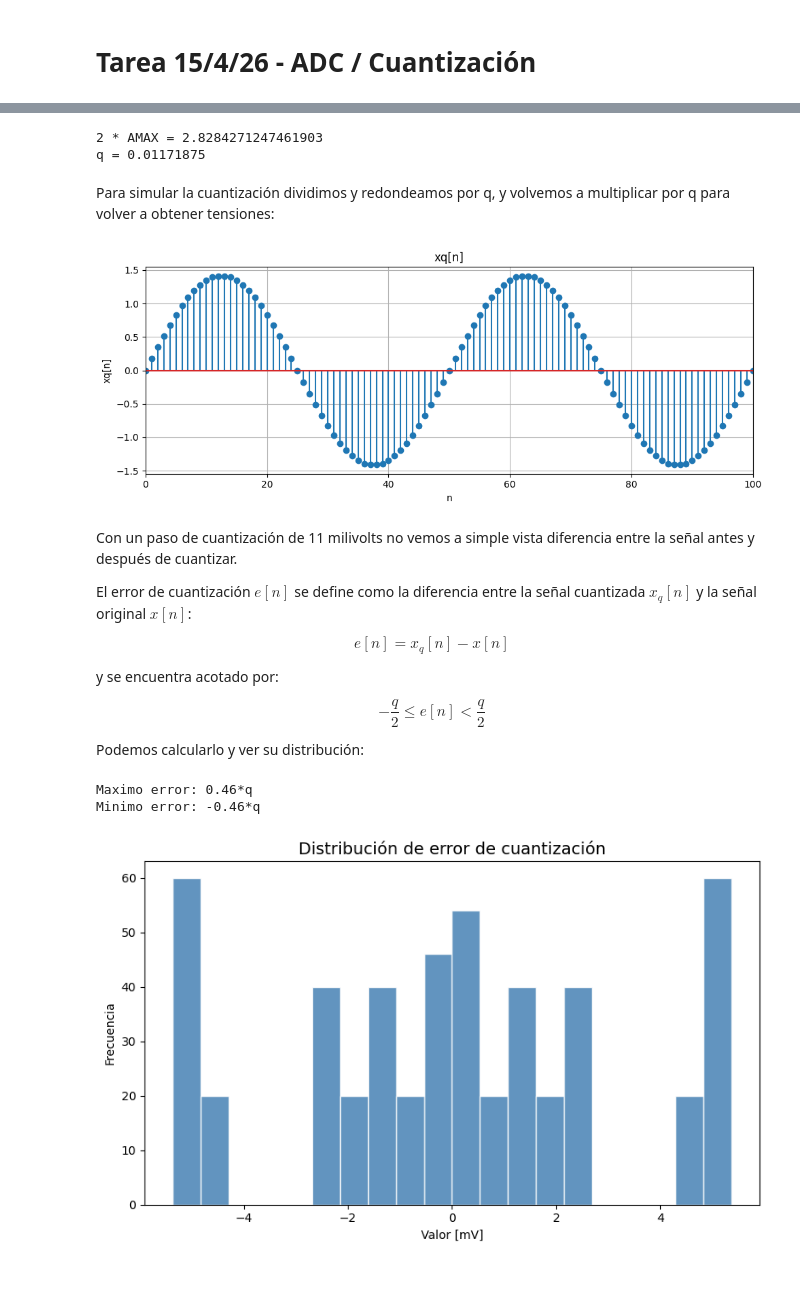
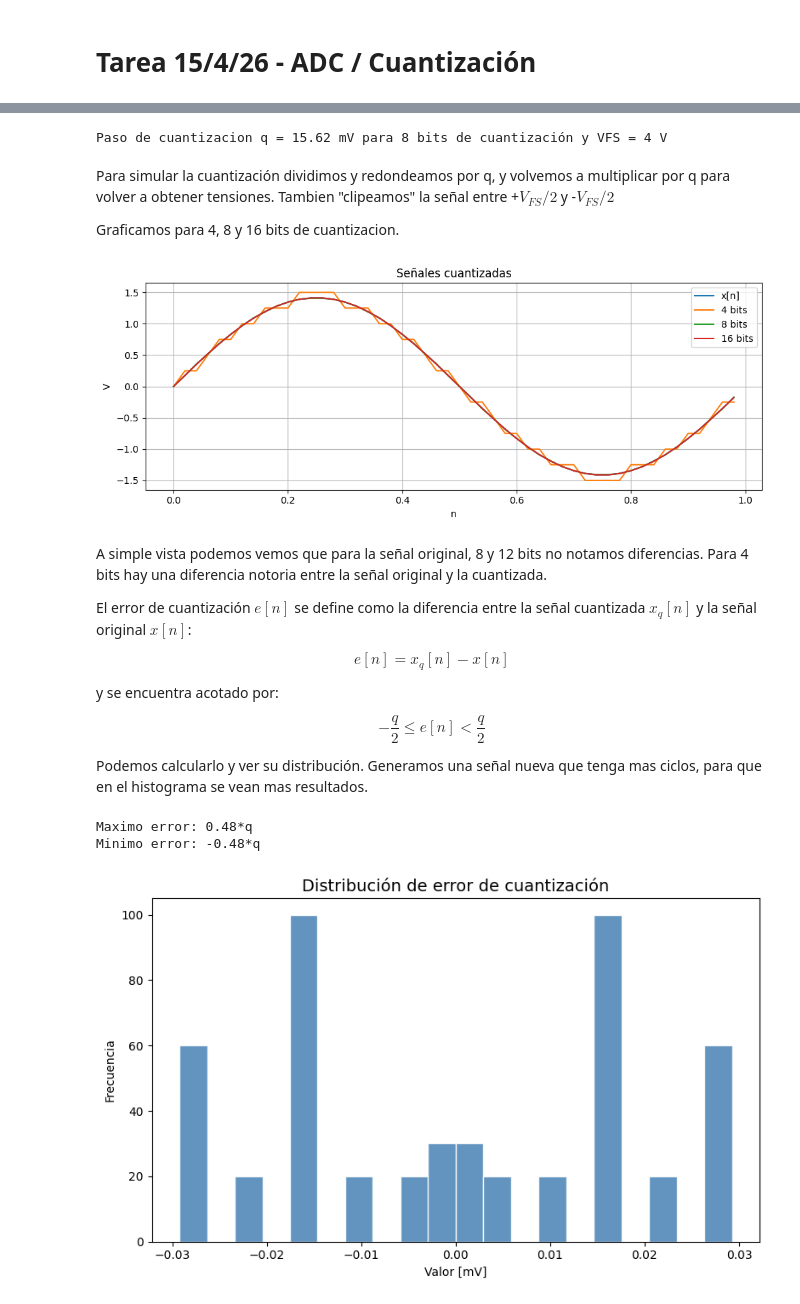
Before and after one commit to tomzuran/PDS2026, a Jupyter notebook: cuantizacion.ipynb, the cells around one changed output, grey strips where cells are left out. Drawn from its saved outputs; the diff is of its cells as text; code cells hidden in the pictures; blank space fills up the shorter version.

```diff
--- a/cuantizacion.ipynb
+++ b/cuantizacion.ipynb
@@ -27,7 +27,8 @@ def pds_sen_ruidosa(nn = 1000, fs = 1000, freq = 1, Amax = np.sqrt(2), dc = 0, p
 
     return xx, tt
 
-N = 500
+N = 50
 fs = 50
-xx, tt = pds_sen_ruidosa(nn = N, fs = fs, freq = 1, Amax = np.sqrt(2), dc = 0, phase = 0, SNR_db = "inf")
+f0 = 1
+xx, tt = pds_sen_ruidosa(nn = N, fs = fs, freq = f0, Amax = np.sqrt(2), dc = 0, phase = 0, SNR_db = "inf")
 # %% [markdown]
@@ -73,34 +62,48 @@ El paso de cuantización $q$ del ADC se define como el cociente entre el rango d
 $$q = \frac{V_{FS}}{2^{B}}$$
 # %%
 BITS = 8
-AMAX = np.sqrt(2)
-VFS = 3
+AMAX = 1
+VFS = 4
 q = VFS/(2**BITS)
 
-print(f"2 * AMAX = {AMAX*2}")
-print(f"q = {q}")
+print(f"Paso de cuantizacion q = {q * 1000:.2f} mV para 8 bits de cuantización y VFS = {VFS} V")
 # %% [output]
-2 * AMAX = 2.8284271247461903
-q = 0.01171875
+Paso de cuantizacion q = 15.62 mV para 8 bits de cuantización y VFS = 4 V
 # %% [markdown]
-Para simular la cuantización dividimos y redondeamos por q, y volvemos a multiplicar por q para volver a obtener tensiones:
+Para simular la cuantización dividimos y redondeamos por q, y volvemos a multiplicar por q para volver a obtener tensiones. Tambien "clipeamos" la señal entre +$V_{FS} / 2$ y -$V_{FS} / 2$
+
+Graficamos para 4, 8 y 16 bits de cuantizacion.
 # %%
-xx_q = np.round(xx / q) * q
+def pds_cuantizacion(xx, vfs, bits):
+    xx_cuantizado = np.clip(xx, -vfs/2, vfs/2)
+    q = vfs / (2 ** bits)
+    xx_cuantizado = np.round(xx_cuantizado / q) * q
+    return xx_cuantizado
+
+xx_q1 = pds_cuantizacion(xx, VFS, 4)
+xx_q2 = pds_cuantizacion(xx, VFS, 8)
+xx_q3 = pds_cuantizacion(xx, VFS, 16)
 
 
 figure, axs = plt.subplots(1, 1, figsize=(10, 4))
-axs.stem(xx_q)
+
+axs.plot(tt, xx, label = "x[n]")
+axs.plot(tt, xx_q1, label = "4 bits")
+axs.plot(tt, xx_q2, label = "8 bits")
+axs.plot(tt, xx_q3, label = "16 bits")
+
 axs.set_xlabel('n')
-axs.set_ylabel('xq[n]')
-axs.set_xlim(0, 100)
+axs.set_ylabel('V')
+#axs.set_xlim(0, (fs/f0) * 2)
+axs.legend()
 axs.grid(True)
-axs.set_title("xq[n]")
+axs.set_title("Señales cuantizadas")
 plt.tight_layout()
 plt.show()
 # %% [output]
-[figure, old version]
+[figure, new version]
 # %% [markdown]
-Con un paso de cuantización de 11 milivolts no vemos a simple vista diferencia entre la señal antes y después de cuantizar.
+A simple vista podemos vemos que para la señal original, 8 y 12 bits no notamos diferencias. Para 4 bits hay una diferencia notoria entre la señal original y la cuantizada.
 
 El error de cuantización $e[n]$ se define como la diferencia entre la señal cuantizada $x_q[n]$ y la señal original $x[n]$:
 
@@ -110,23 +113,31 @@ y se encuentra acotado por:
 
 $$-\frac{q}{2} \leq e[n] < \frac{q}{2}$$
 
-Podemos calcularlo y ver su distribución:
+Podemos calcularlo y ver su distribución. Generamos una señal nueva que tenga mas ciclos, para que en el histograma se vean mas resultados.
 # %%
+N = 500
+fs = 50
+f0 = 1
+BITS_ADC = 16
+
+xx, tt = pds_sen_ruidosa(nn = N, fs = fs, freq = f0, Amax = np.sqrt(2), dc = 0, phase = 0, SNR_db = "inf")
+xx_q = pds_cuantizacion(xx, VFS, BITS_ADC)
 eq = xx_q - xx
+q = VFS/(2**BITS_ADC)
 
 print(f"Maximo error: {(np.max(eq) / q):.2f}*q")
 print(f"Minimo error: {(np.min(eq) / q):.2f}*q")
 
 plt.figure(figsize=(8, 5))
 plt.hist(eq*1000, bins=20, color='steelblue', edgecolor='white', alpha=0.85)
 
 plt.title('Distribución de error de cuantización', fontsize=14)
 plt.xlabel('Valor [mV]')
 plt.ylabel('Frecuencia')
 plt.tight_layout()
 plt.show()
 # %% [output]
-Maximo error: 0.46*q
-Minimo error: -0.46*q
+Maximo error: 0.48*q
+Minimo error: -0.48*q
-[figure, old version]
+[figure, new version]
 # %% [markdown]
```
Also changed, not shown: parts of 13 cells of this notebook, 1 other file.
